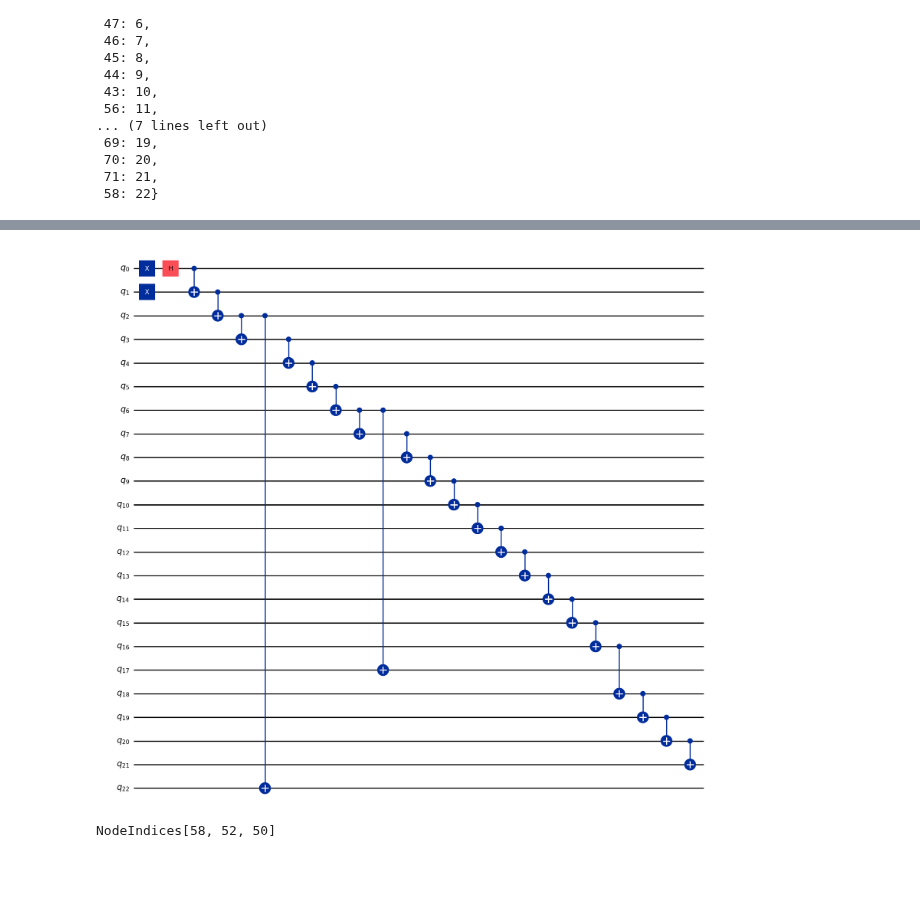
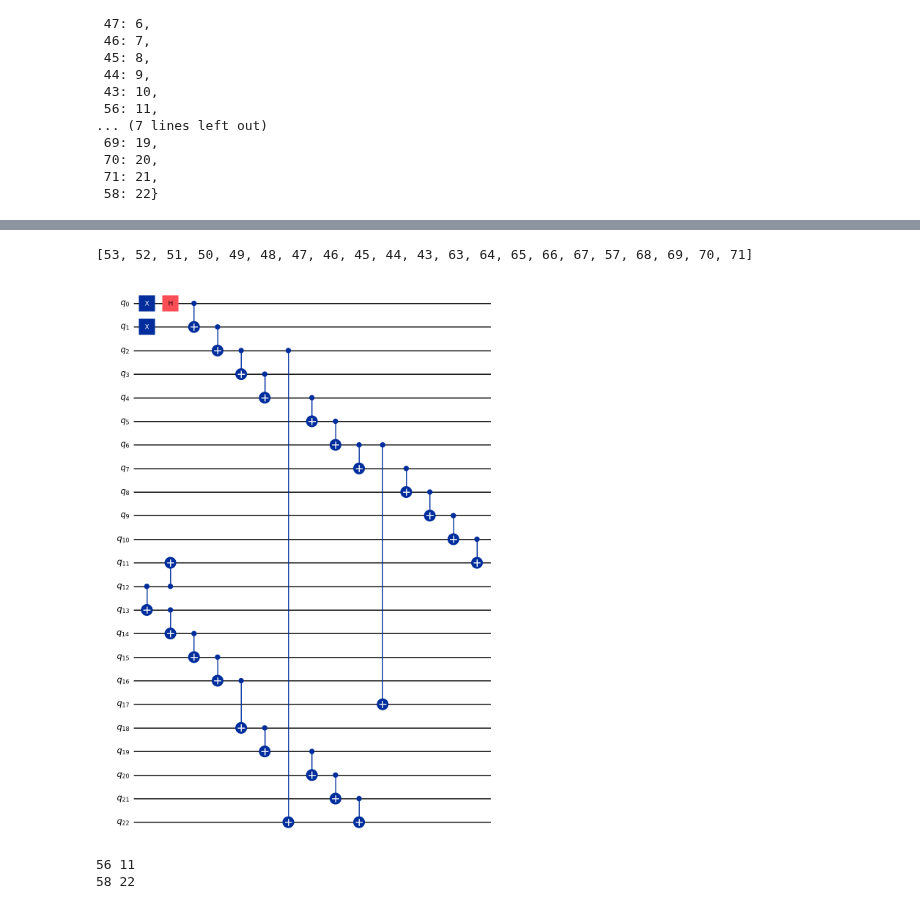
Before and after one commit to unitaryfoundation/wigners_friend, a Jupyter notebook: hardware_runs.ipynb, the cells around one changed output, grey strips where cells are left out. Saved outputs shown, nothing was run; the diff lists cells and outputs as text; code cells hidden in the pictures; blank space fills up the shorter version.

Commit message:
fix errors in initial circuit for ewfs in hardware_runs.ipynb

```diff
--- a/hardware_runs.ipynb
+++ b/hardware_runs.ipynb
@@ -189,41 +192,49 @@ layout_dict
 # %%
 from qiskit import QuantumCircuit
-from qiskit.circuit import QuantumRegister
+
 
 layout = [53, 52, 51, 50, 49, 48, 47, 46, 45, 44, 43, 56, 63, 64, 65, 66, 67, 57, 68, 69, 70, 71, 58]
 
 flags = [56, 58]
 
-def ghz(layout, coupling_map):
 
+def initial_circuit_ewfs(layout, coupling_map):
     layout_dict = dict(zip(layout, range(len(layout))))
     qc = QuantumCircuit(len(layout))
 
-    # regs  = [QuantumRegister(1, n) for n in map(str, layout)]
-    # renamed = QuantumCircuit(*regs)
-
-    # # place `old` onto the new qubits in order
-    # qc.compose(qc, qubits=renamed.qubits, inplace=True)
+    data_qubits = remove_elements(layout, flags)
+    print(data_qubits)
 
     prepare_bipartite_system(qc)
 
     visited = [layout[0]]
 
-    for i in range(1, len(layout)):
-        neighbors = coupling_map.neighbors(layout[i])
+    # first create the ghz state on the data qubits (layout\flags)
+    for i in range(1, len(data_qubits)):
+        neighbors = coupling_map.neighbors(data_qubits[i])
         for qubit in neighbors:
-            if qubit not in visited and qubit in layout:
-                qc.cx(layout_dict[layout[i]], layout_dict[qubit])
+            if qubit not in visited and qubit in data_qubits:
+                qc.cx(layout_dict[data_qubits[i]], layout_dict[qubit])
                 visited.append(qubit)
-        visited.append(layout[i])
+        visited.append(data_qubits[i])
+
+    # now implement the check operations
+    for flag in flags:
+        neighbors = coupling_map.neighbors(flag)
+        for qubit in neighbors:
+            qc.cx(layout_dict[qubit], layout_dict[flag])
 
     return qc
 
-qc = ghz(layout, coupling_map)
+
+qc = initial_circuit_ewfs(layout, coupling_map)
 qc.draw("mpl")
 # %% [output]
+[53, 52, 51, 50, 49, 48, 47, 46, 45, 44, 43, 63, 64, 65, 66, 67, 57, 68, 69, 70, 71]
-[figure, old version]
+[figure, new version]
 # %%
-coupling_map.neighbors(51)
+for flag in flags:
+    print(flag, layout_dict[flag])
 # %% [output]
-NodeIndices[58, 52, 50]
+56 11
+58 22
```
Also changed, not shown: parts of 4 cells of this notebook.
